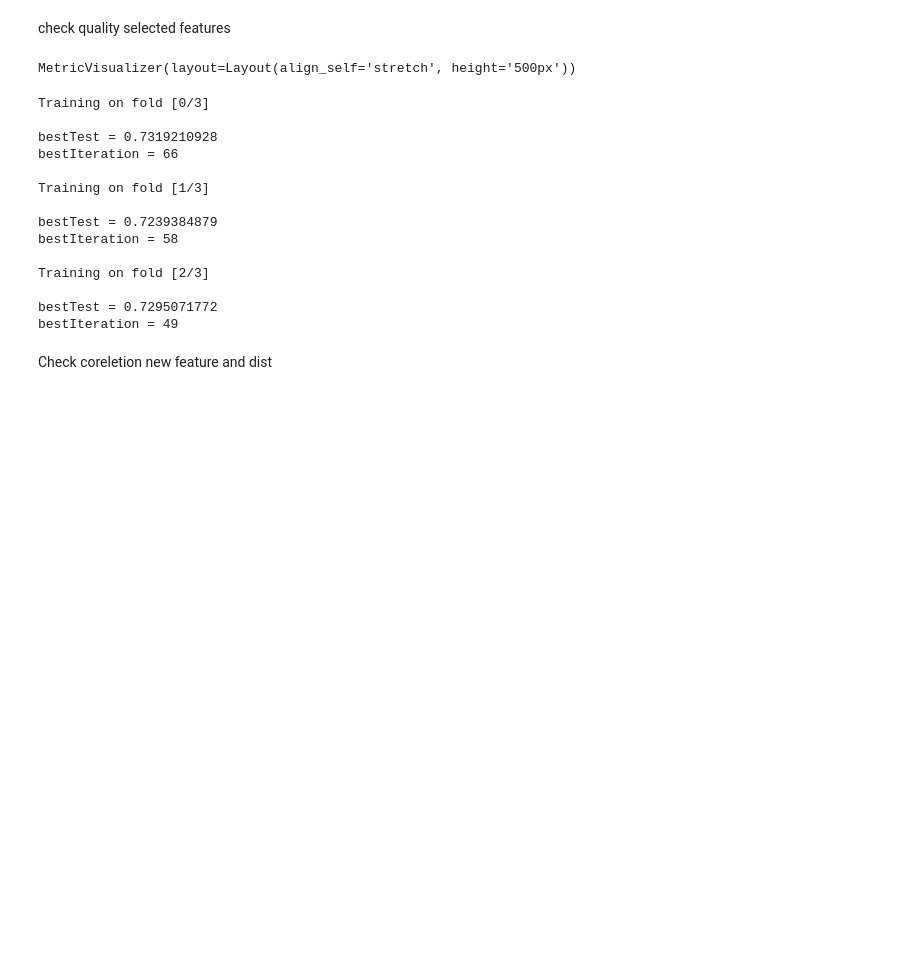
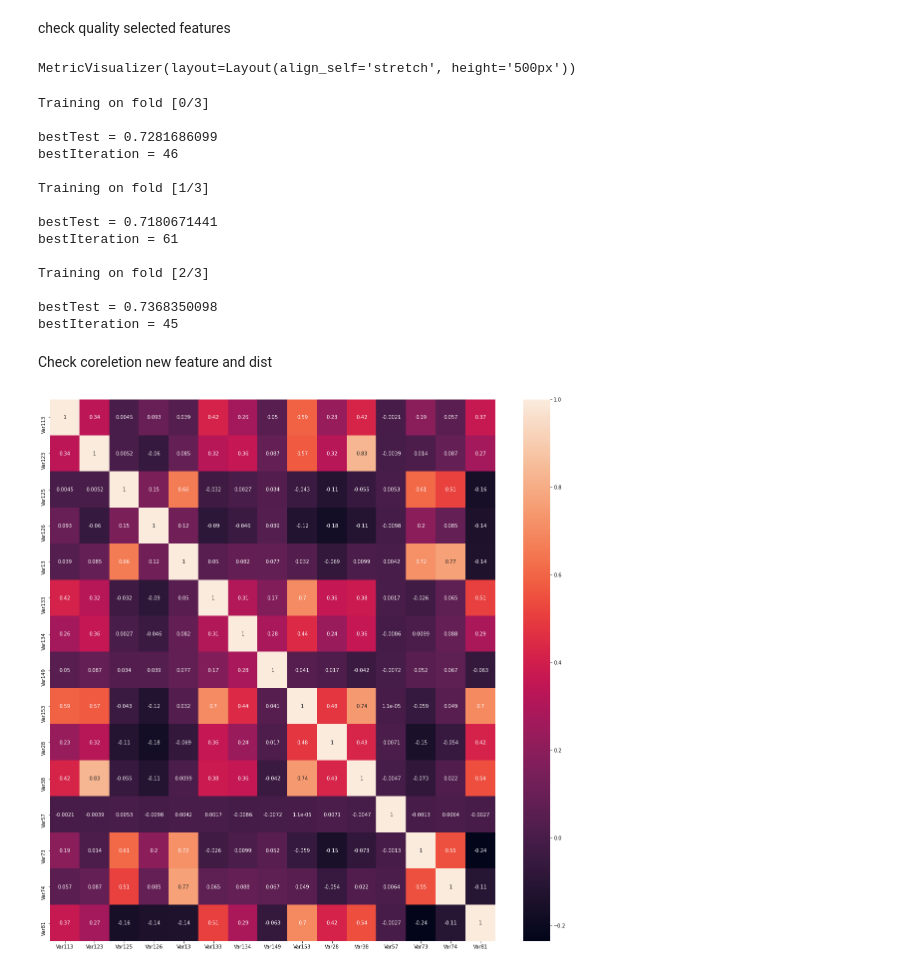
Before and after one commit to evdokimovdanila/churn_project, a Jupyter notebook: feature selection.ipynb, the cells around one changed output. Saved outputs shown, nothing was run; the diff lists cells and outputs as text; code cells hidden in the pictures; blank space fills up the shorter version.

```diff
--- a/feature selection.ipynb
+++ b/feature selection.ipynb
@@ -437,7 +437,7 @@ array(['Var112', 'Var132', 'Var134', 'Var143', 'Var144', 'Var163',
 # %%
 best_params = {'depth': 4.0, 'l2_leaf_reg': 2.0, 'learning_rate': 0.286}
 params = {
-    'iterations':500,
+    'iterations':200,
     'eval_metric':'AUC',
     'loss_function':'Logloss',
     'random_seed':42,
@@ -575,17 +575,28 @@ cv_data = cv(pool, cv_param, plot=True, verbose=False)
 MetricVisualizer(layout=Layout(align_self='stretch', height='500px'))
 Training on fold [0/3]
 
-bestTest = 0.7319210928
-bestIteration = 66
+bestTest = 0.7281686099
+bestIteration = 46
 
 Training on fold [1/3]
 
-bestTest = 0.7239384879
-bestIteration = 58
+bestTest = 0.7180671441
+bestIteration = 61
 
 Training on fold [2/3]
 
-bestTest = 0.7295071772
-bestIteration = 49
+bestTest = 0.7368350098
+bestIteration = 45
 # %% [markdown]
 Check coreletion new feature and dist
+# %%
+new_num = np.intersect1d(right_numeric_column, cat_boost_feature)
+new_cat = np.intersect1d(right_cat_column, cat_boost_feature)
+# %%
+corr_map_new = data[new_num].corr(method='spearman')
+# %%
+plt.figure(figsize=(20,20))
+sns.heatmap(corr_map_new, annot=True)
+plt.show()
+# %% [output]
+[figure, added]
```
Also changed, not shown: parts of 7 cells of this notebook, 23 other files.
